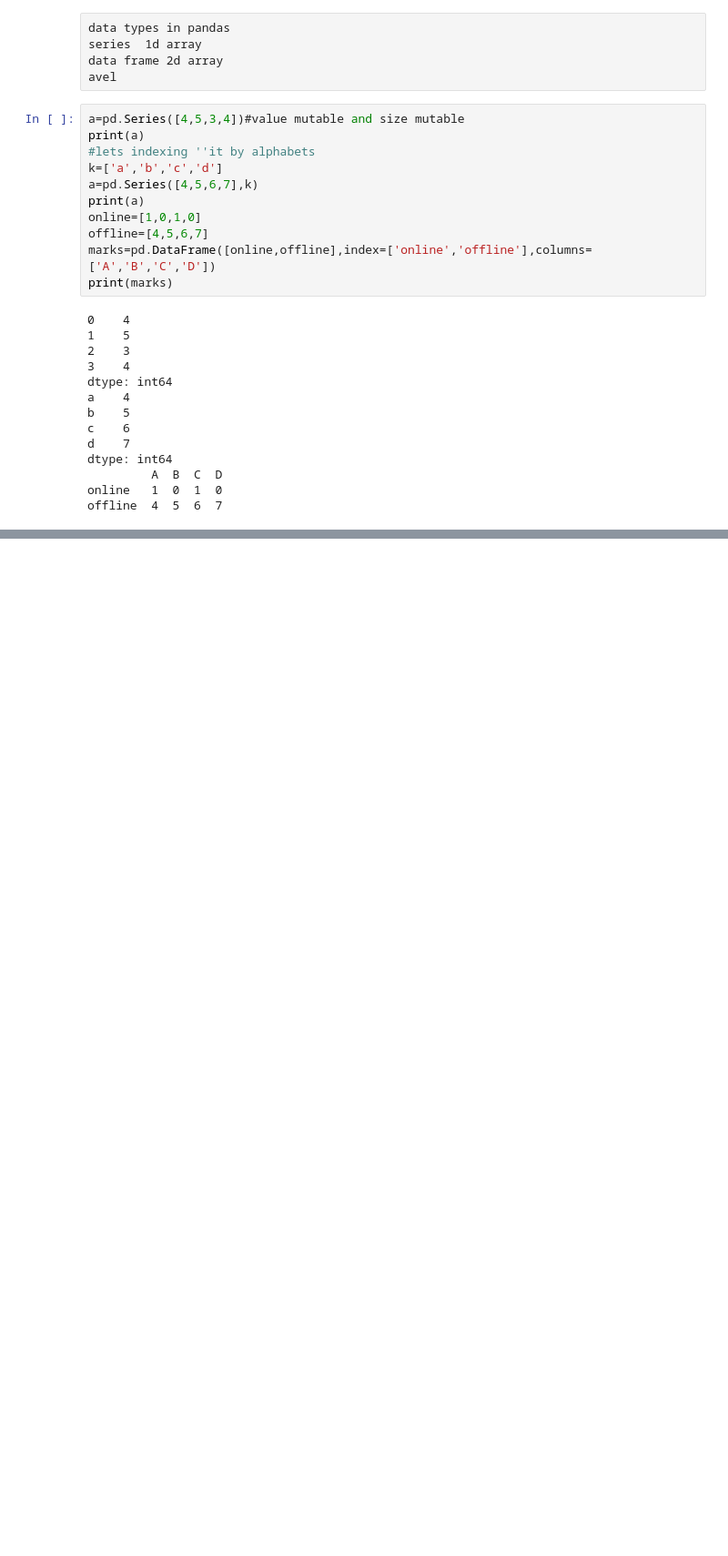
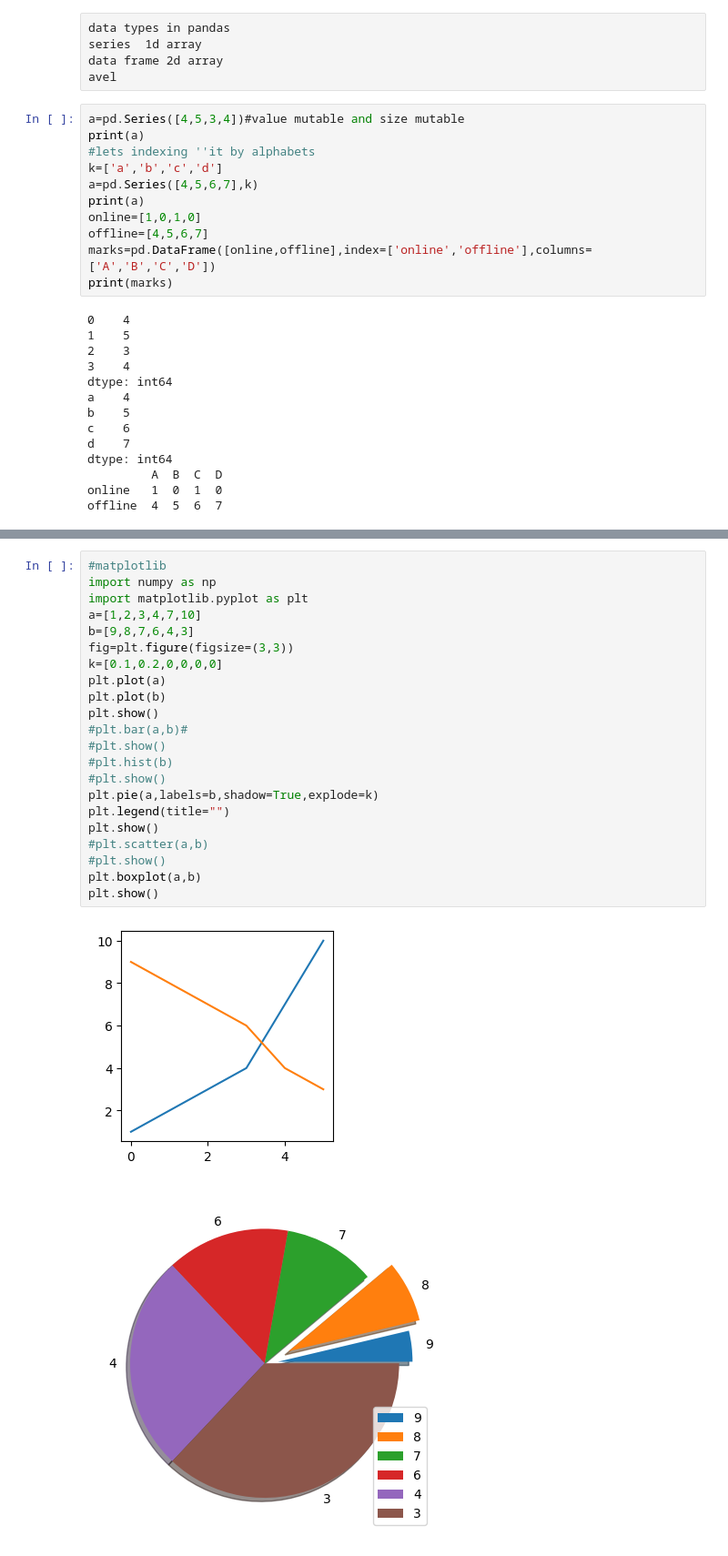
Before and after one commit to root459/datasciencelnb, a Jupyter notebook: datascience.ipynb, the cells around one changed output, grey strips where cells are left out. Shown at 91% size. Cells and saved outputs as stored; diff of their text form; blank space fills up the shorter version.

```diff
--- a/datascience.ipynb
+++ b/datascience.ipynb
@@ -886,0 +822,25 @@ Volume  135170000.0  178072000.0  282294000.0  674920000.0
+# %%
+#matplotlib
+import numpy as np
+import matplotlib.pyplot as plt
+a=[1,2,3,4,7,10]
+b=[9,8,7,6,4,3]
+fig=plt.figure(figsize=(3,3))
+k=[0.1,0.2,0,0,0,0]
+plt.plot(a)
+plt.plot(b)
+plt.show()
+#plt.bar(a,b)#
+#plt.show()
+#plt.hist(b)
+#plt.show()
+plt.pie(a,labels=b,shadow=True,explode=k)
+plt.legend(title="")
+plt.show()
+#plt.scatter(a,b)
+#plt.show()
+plt.boxplot(a,b)
+plt.show()
+# %% [output]
+[figure, added]
+[figure, added]
```
Also changed, not shown: parts of 35 cells of this notebook.
